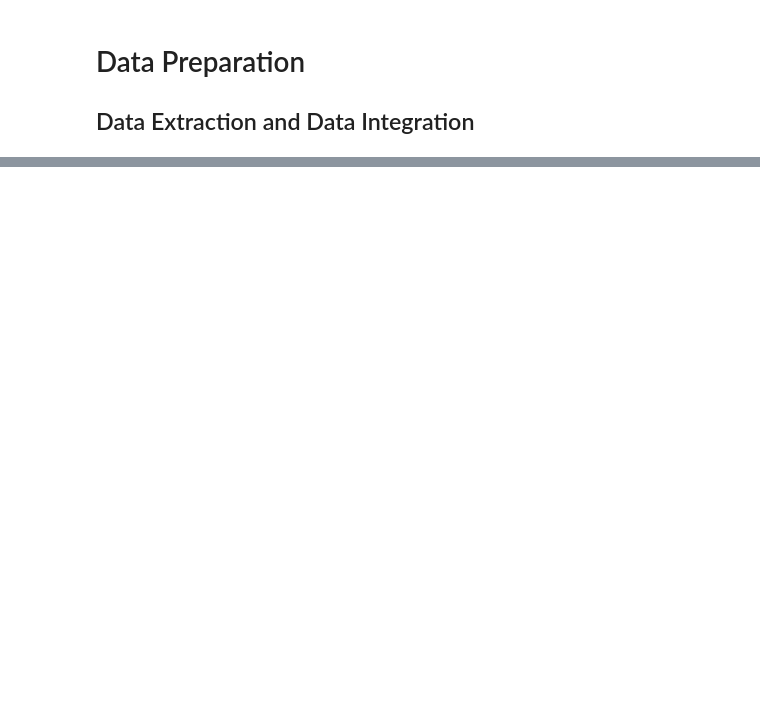
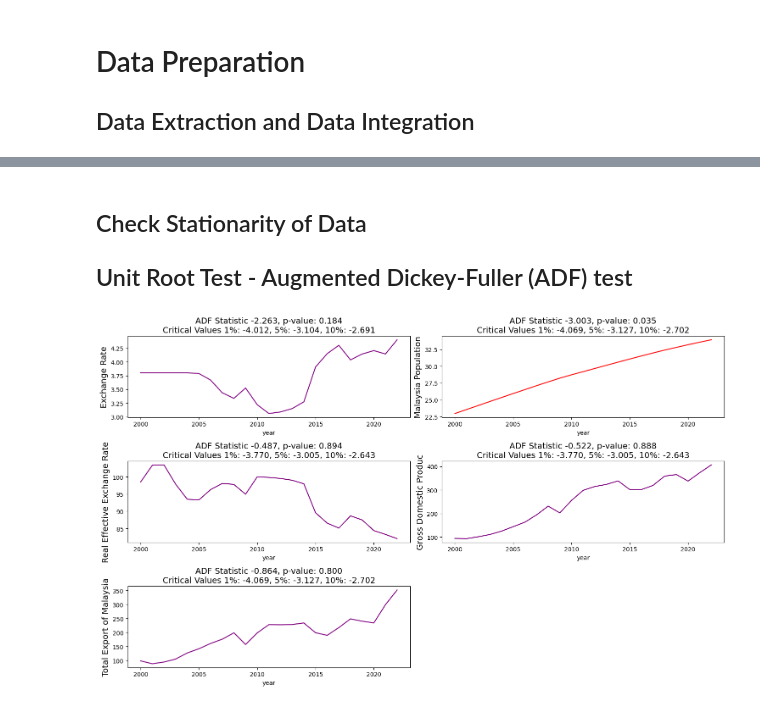
Before and after one commit to jhwong97/wqd7002-forecasting-export-project, a Jupyter notebook: main-code.ipynb, the cells around one changed output, grey strips where cells are left out. Saved outputs shown, nothing was run; the diff lists cells and outputs as text; code cells hidden in the pictures; blank space fills up the shorter version.

Commit message:
Added code for checking Stationarity of Data

```diff
--- a/main-code.ipynb
+++ b/main-code.ipynb
@@ -145,3 +155,41 @@ Data columns (total 6 columns):
  5   Export  23 non-null     float64
 dtypes: float64(5), int64(1)
 memory usage: 1.2 KB
+# %% [markdown]
+## Check Stationarity of Data
+## Unit Root Test - Augmented Dickey-Fuller (ADF) test
+# %%
+f, ax = plt.subplots(nrows=3, ncols=2, figsize=(15, 9))
+
+def visualize_adfuller_results(series, title, ax):
+    result = adfuller(series)
+    significance_level = 0.05
+    adf_stat = result[0]
+    p_val = result[1]
+    crit_val_1 = result[4]['1%']
+    crit_val_5 = result[4]['5%']
+    crit_val_10 = result[4]['10%']
+
+    if (p_val < significance_level) & ((adf_stat < crit_val_1)):
+        linecolor = 'forestgreen'
+    elif (p_val < significance_level) & (adf_stat < crit_val_5):
+        linecolor = 'orange'
+    elif (p_val < significance_level) & (adf_stat < crit_val_10):
+        linecolor = 'red'
+    else:
+        linecolor = 'purple'
+    sns.lineplot(x=final_df['year'], y=series, ax=ax, color=linecolor)
+    ax.set_title(f'ADF Statistic {adf_stat:0.3f}, p-value: {p_val:0.3f}\nCritical Values 1%: {crit_val_1:0.3f}, 5%: {crit_val_5:0.3f}, 10%: {crit_val_10:0.3f}', fontsize=14)
+    ax.set_ylabel(ylabel=title, fontsize=14)
+
+visualize_adfuller_results(final_df['ER'].values, 'Exchange Rate', ax[0, 0])
+visualize_adfuller_results(final_df['REER'].values, 'Real Effective Exchange Rate', ax[1, 0])
+visualize_adfuller_results(final_df['Pop'].values, 'Malaysia Population', ax[0, 1])
+visualize_adfuller_results(final_df['GDP'].values, 'Gross Domestic Produc', ax[1, 1])
+visualize_adfuller_results(final_df['Export'].values, 'Total Export of Malaysia', ax[2, 0])
+
+f.delaxes(ax[2, 1])
+plt.tight_layout()
+plt.show()
+# %% [output]
+[figure, added]
```
Also changed, not shown: parts of 5 cells of this notebook.
